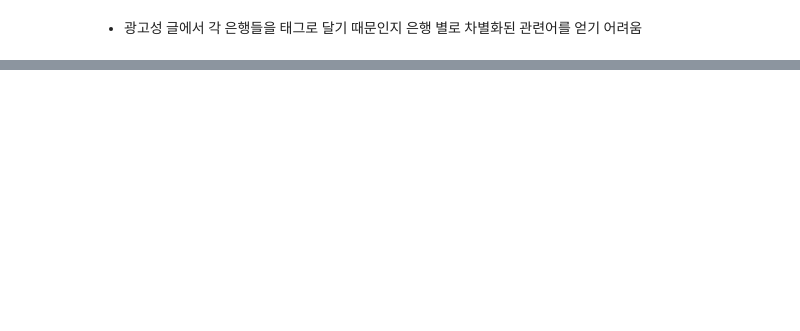
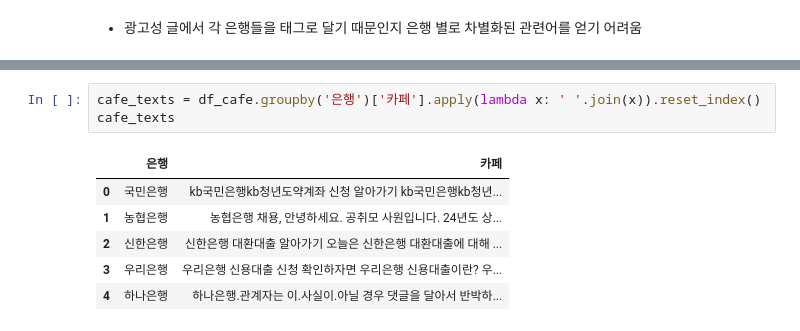
Before and after one commit to kikipark9/ML_Team_Project, a Jupyter notebook: eda_source/naver_search.ipynb, the cells around one changed output, grey strips where cells are left out. Drawn from its saved outputs; the diff is of its cells as text; blank space fills up the shorter version.

```diff
--- a/eda_source/naver_search.ipynb
+++ b/eda_source/naver_search.ipynb
@@ -430,0 +467,10 @@ for index, row in bank_texts.iterrows():
+# %%
+cafe_texts = df_cafe.groupby('은행')['카페'].apply(lambda x: ' '.join(x)).reset_index()
+cafe_texts
+# %% [output]
+|  | 은행 | 카페 |
+| 0 | 국민은행 | kb국민은행kb청년도약계좌 신청 알아가기 kb국민은행kb청년... |
+| 1 | 농협은행 | 농협은행 채용, 안녕하세요. 공취모 사원입니다. 24년도 상... |
+| 2 | 신한은행 | 신한은행 대환대출 알아가기 오늘은 신한은행 대환대출에 대해 ... |
+| 3 | 우리은행 | 우리은행 신용대출 신청 확인하자면 우리은행 신용대출이란? 우... |
+| 4 | 하나은행 | 하나은행.관계자는 이.사실이.아닐 경우 댓글을 달아서 반박하... |
```
Also changed, not shown: parts of 14 cells of this notebook.
